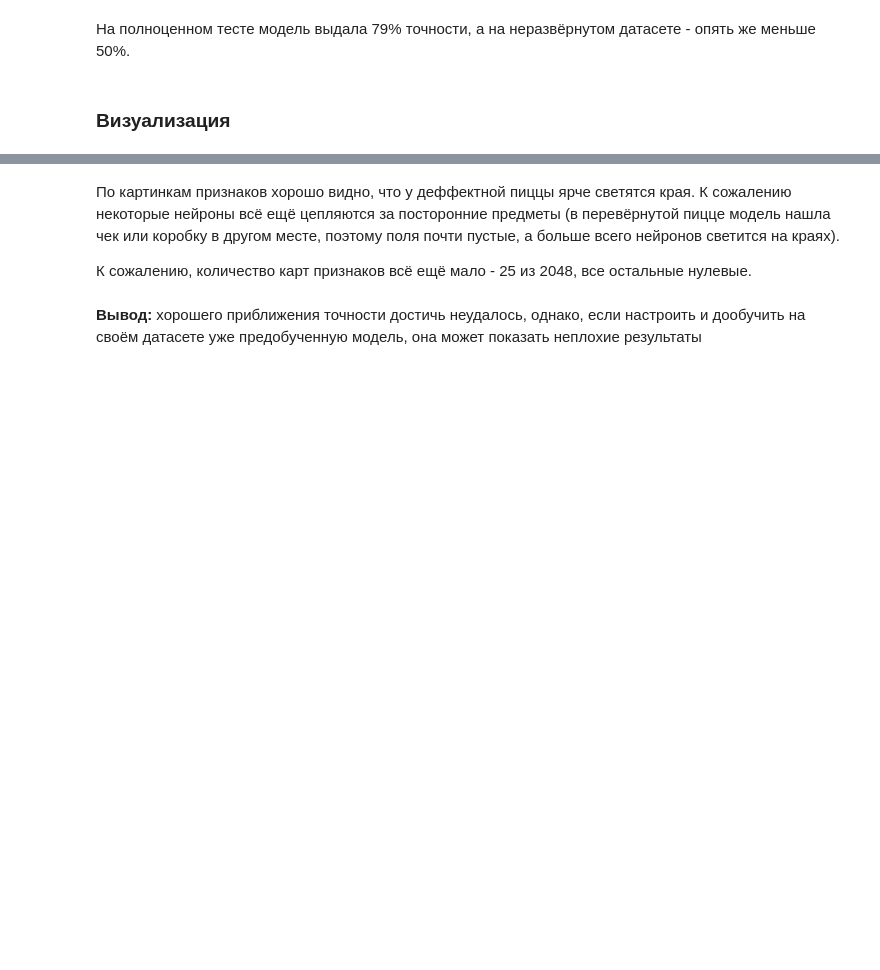
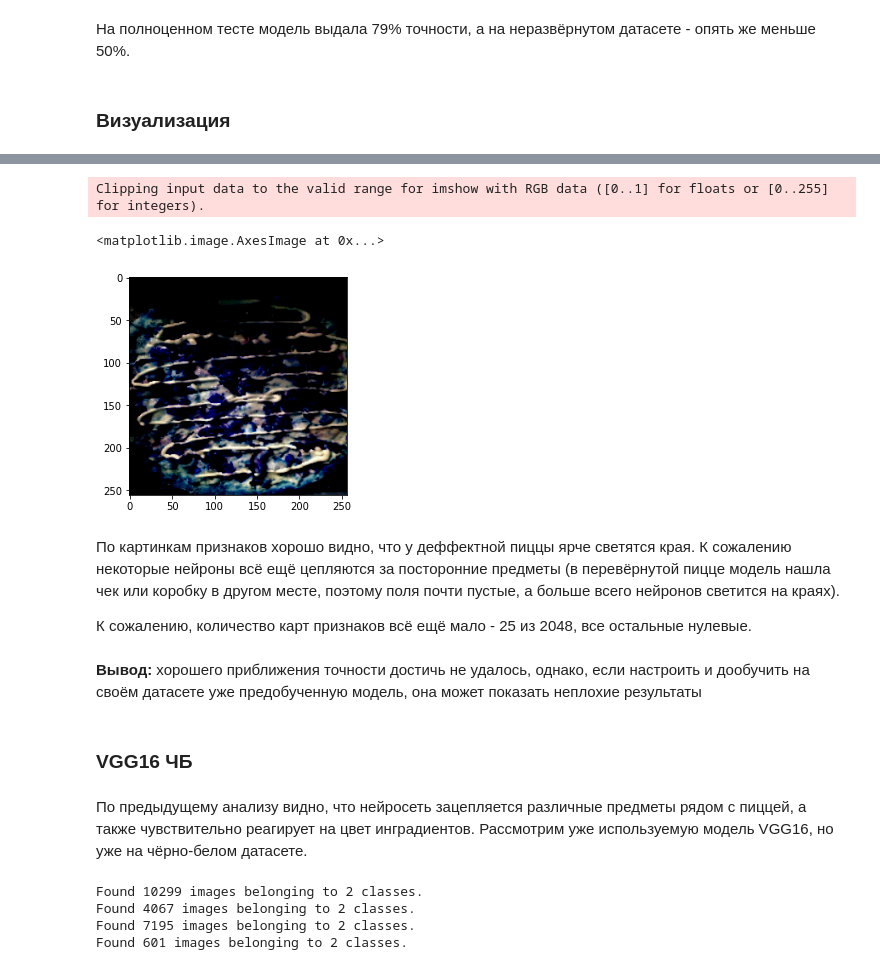
Before and after one commit to ivankot88/dodo_pizza, a Jupyter notebook: Project.ipynb, the cells around one changed output, grey strips where cells are left out. Saved outputs shown, nothing was run; the diff lists cells and outputs as text; code cells hidden in the pictures; blank space fills up the shorter version.

```diff
--- a/Project.ipynb
+++ b/Project.ipynb
@@ -667,6 +679,63 @@ print('Развёрнутая пицца с деффектом')
+# %%
+plt.imshow(deffect_rotated[0,:,:])
+# %% [output]
+Clipping input data to the valid range for imshow with RGB data ([0..1] for floats or [0..255] for integers).
+<matplotlib.image.AxesImage at 0x...>
+[figure, added]
 # %% [markdown]
 По картинкам признаков хорошо видно, что у деффектной пиццы ярче светятся края. К сожалению некоторые нейроны всё ещё цепляются за посторонние предметы (в перевёрнутой пицце модель нашла чек или коробку в другом месте, поэтому поля почти пустые, а больше всего нейронов светится на краях).
 
 К сожалению, количество карт признаков всё ещё мало - 25 из 2048, все остальные нулевые.
 # %% [markdown]
-**Вывод:** хорошего приближения точности достичь неудалось, однако, если настроить и дообучить на своём датасете уже предобученную модель, она может показать неплохие результаты
+**Вывод:** хорошего приближения точности достичь не удалось, однако, если настроить и дообучить на своём датасете уже предобученную модель, она может показать неплохие результаты
+# %% [markdown]
+### VGG16 ЧБ
+# %% [markdown]
+По предыдущему анализу видно, что нейросеть зацепляется различные предметы рядом с пиццей, а также чувствительно реагирует на цвет инградиентов. Рассмотрим уже используемую модель VGG16, но уже на чёрно-белом датасете.
+# %%
+datagen_train = ImageDataGenerator(
+    featurewise_center=True,
+    rotation_range=180,
+    width_shift_range=0.2,
+    height_shift_range=0.2,
+    horizontal_flip = True,
+    vertical_flip = True,
+    rescale = 1. / 255
+)
+
+datagen_test = ImageDataGenerator(
+    rescale = 1. / 255
+)
+
+train_generator = datagen_train.flow_from_directory(
+    'Users/iadobrosovestnov/data/train/',
+    target_size = photos_shape,
+    batch_size = batch_size,
+    color_mode = "grayscale",
+    class_mode = 'binary')
+
+val_generator = datagen_test.flow_from_directory(
+    'Users/iadobrosovestnov/data/validation/',
+    target_size = photos_shape,
+    batch_size = batch_size,
+    color_mode = "grayscale",
+    class_mode='binary')
+
+test_generator = datagen_test.flow_from_directory(
+    'Users/iadobrosovestnov/data/test/',
+    target_size = photos_shape,
+    batch_size = batch_size,
+    color_mode = "grayscale",
+    class_mode = 'binary')
+
+clear_test = datagen_test.flow_from_directory(
+    'Users/iadobrosovestnov/data/clear_test',
+    target_size = photos_shape,
+    batch_size = batch_size,
+    color_mode = "grayscale",
+    class_mode = 'binary')
+# %% [output]
+Found 10299 images belonging to 2 classes.
+Found 4067 images belonging to 2 classes.
+Found 7195 images belonging to 2 classes.
+Found 601 images belonging to 2 classes.
```
Also changed, not shown: parts of 37 cells of this notebook.
